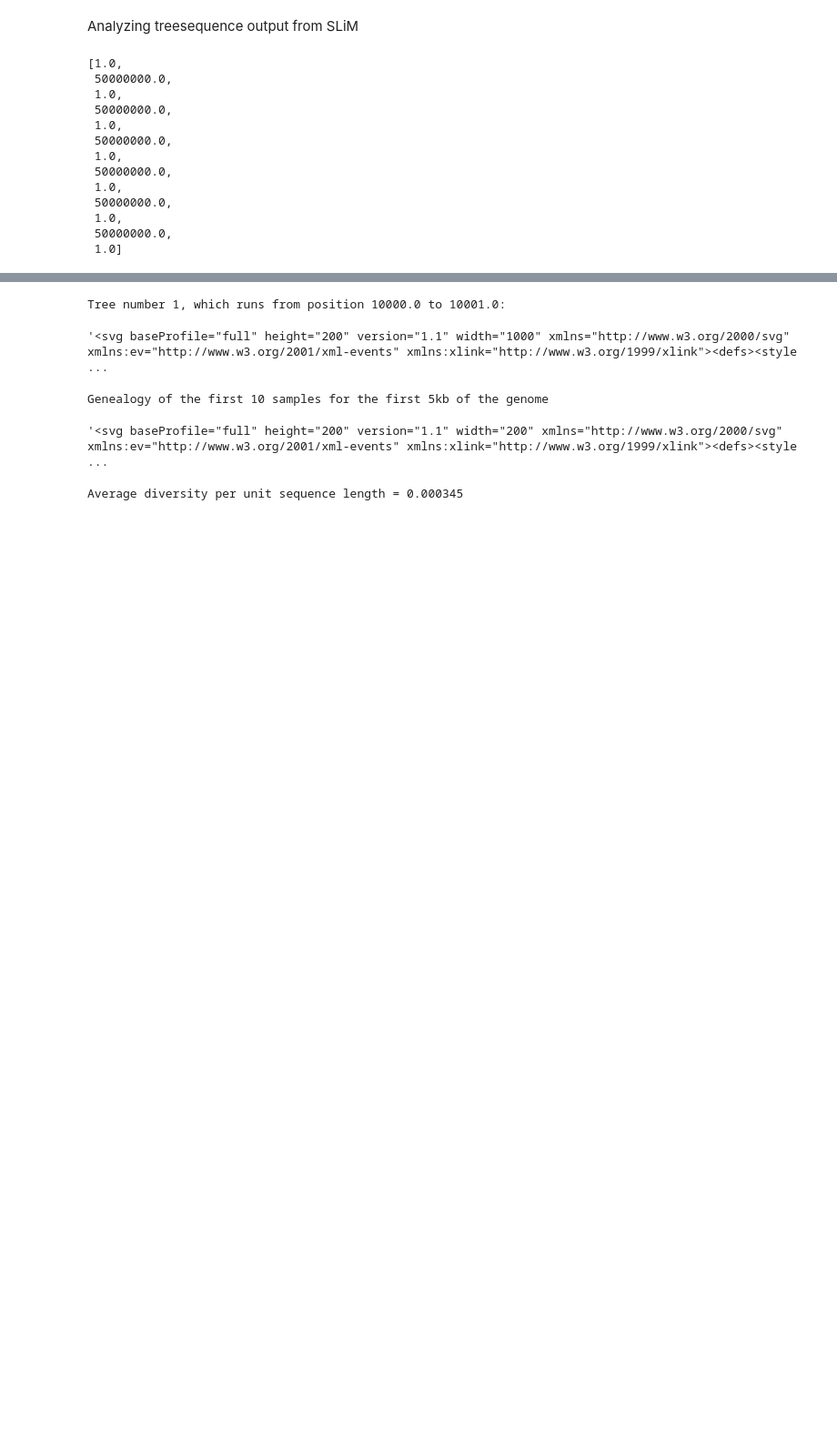
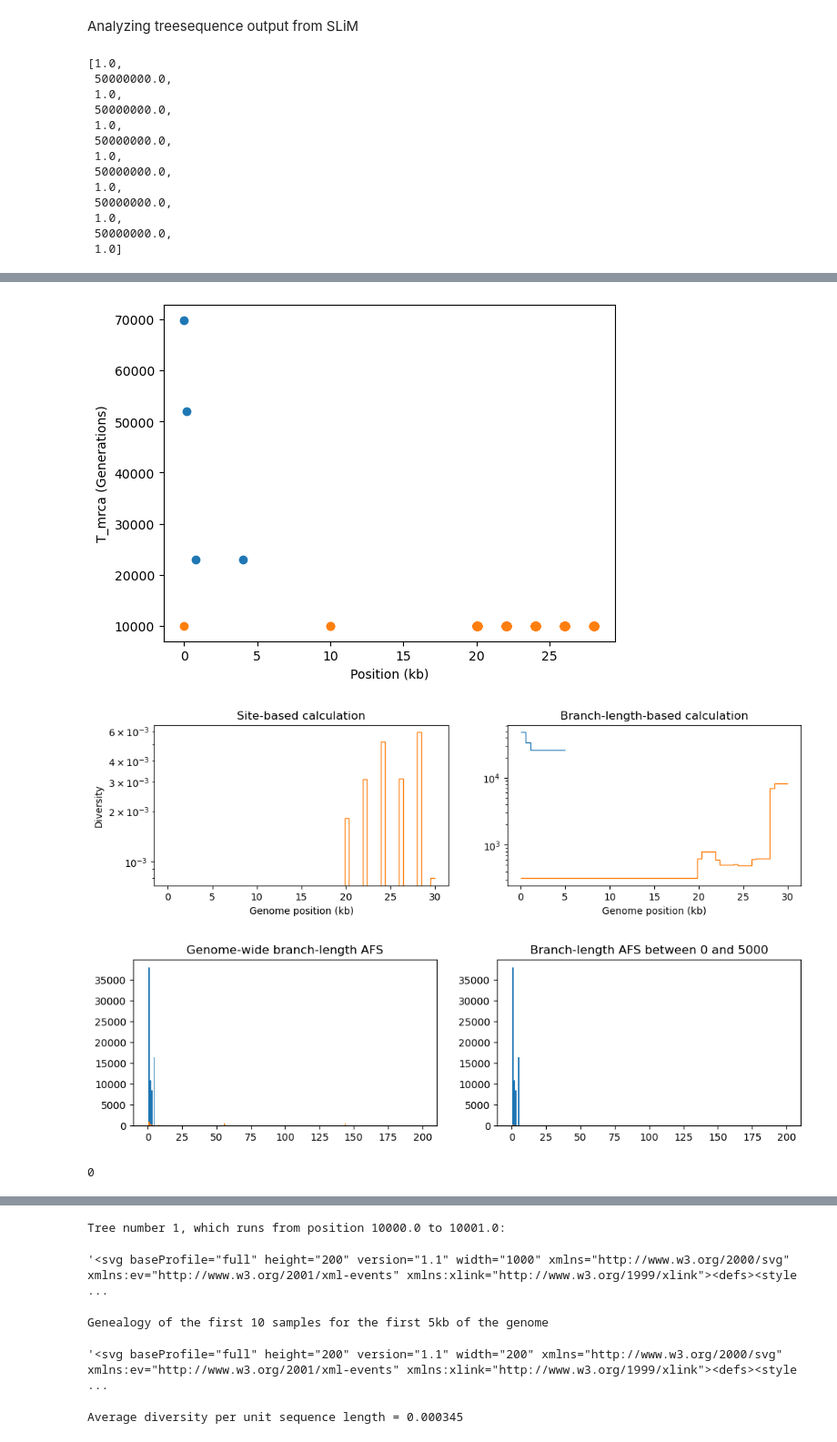
Before and after one commit to munch-group/davide-intern, a Jupyter notebook: notebooks/01_tsanalysis.ipynb, the cells around one changed output, grey strips where cells are left out. Shown at 91% size. Saved outputs shown, nothing was run; the diff lists cells and outputs as text; code cells hidden in the pictures; blank space fills up the shorter version.

Commit message:
superimposed graphs

```diff
--- a/notebooks/01_tsanalysis.ipynb
+++ b/notebooks/01_tsanalysis.ipynb
@@ -92,7 +92,7 @@ def ts_processer(ts_file_path, recapitation=False):
 
     return ts
 # %%
-ts = ts_processer("../results/out.trees")
+ts2 = ts_processer("../results/out.trees")
 # %% [output]
 SIMPLIFICATION:
 Before, there were 214 sample nodes (and 107 individuals)
@@ -167,0 +166,14 @@ ts_visualizer(ts)
+# %%
+import msprime
+from IPython.display import SVG, display
+
+# Simulate an ancestral history for 3 diploid samples under the coalescent
+# with recombination on a 5kb region with human-like parameters.
+ts1 = msprime.sim_ancestry(
+samples=3,
+recombination_rate=1e-8,
+sequence_length=5_000,
+population_size=10_000,
+random_seed=123456)
+# Visualise the simulated ancestral history.
+SVG(ts1.draw_svg())
@@ -167,0 +182,7 @@ ts_visualizer(ts)
+# %%
+ts_visualizer([ts1, ts2], 0, 5000)
+# %% [output]
+[figure, added]
+[figure, added]
+[figure, added]
+0
```
Also changed, not shown: parts of 8 cells of this notebook.
